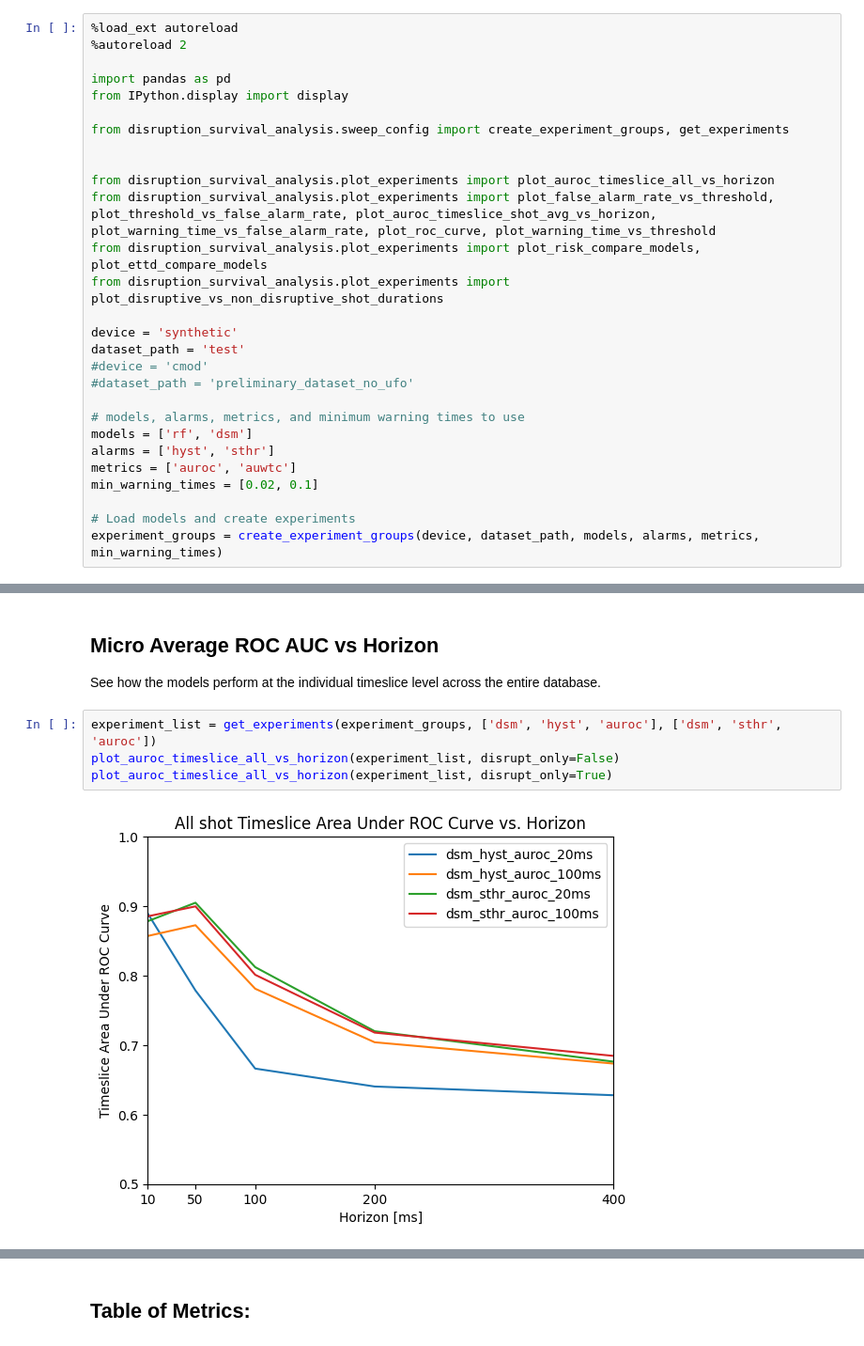
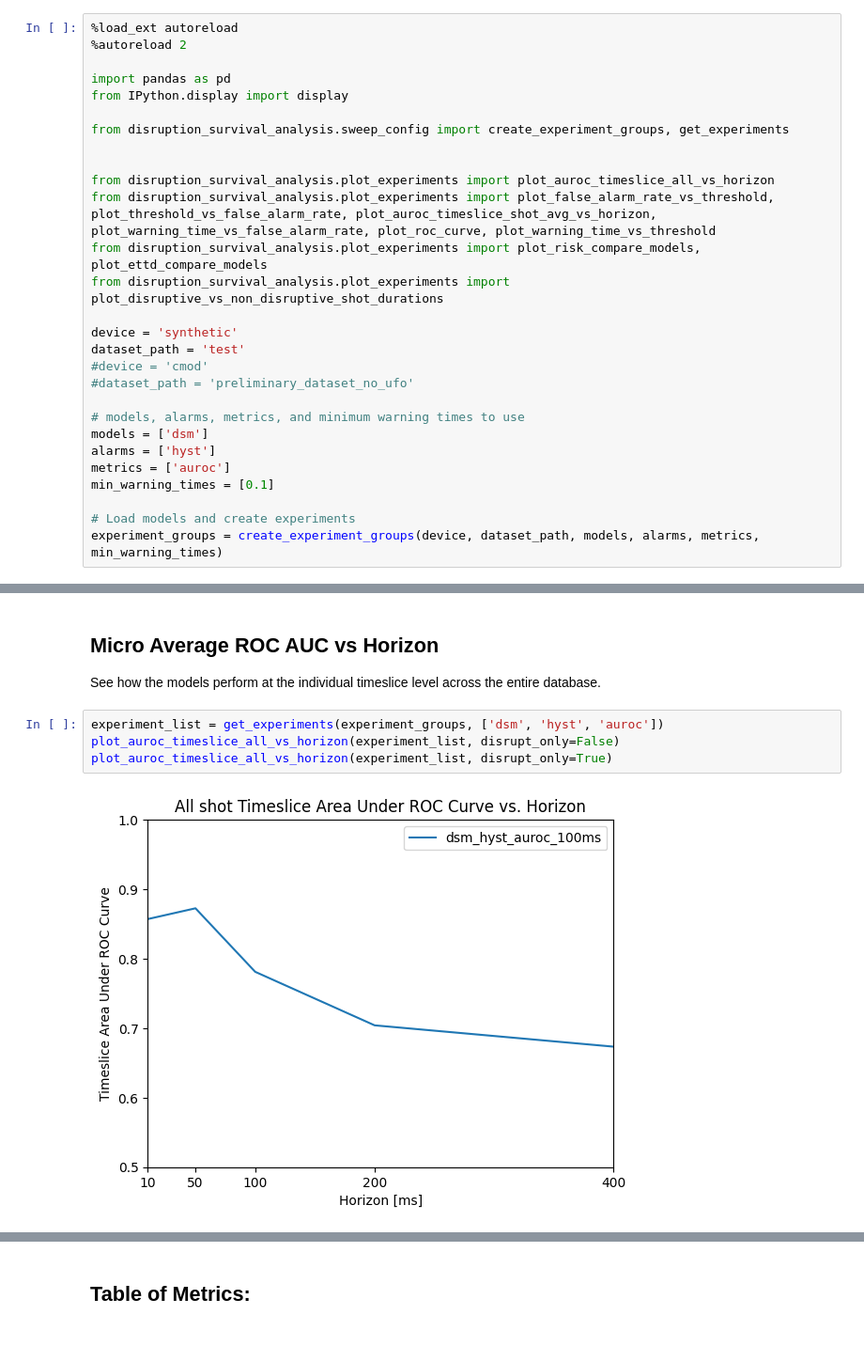
Before and after one commit to MIT-PSFC/disruption-survival-analysis, a Jupyter notebook: Run Experiments.ipynb, the cells around one changed output, grey strips where cells are left out. Shown at 94% size. Cells and saved outputs as stored; diff of their text form.

```diff
--- a/Run Experiments.ipynb
+++ b/Run Experiments.ipynb
@@ -19,10 +19,10 @@ dataset_path = 'test'
 #dataset_path = 'preliminary_dataset_no_ufo'
 
 # models, alarms, metrics, and minimum warning times to use
-models = ['rf', 'dsm']
-alarms = ['hyst', 'sthr']
-metrics = ['auroc', 'auwtc']
-min_warning_times = [0.02, 0.1]
+models = ['dsm']
+alarms = ['hyst']
+metrics = ['auroc']
+min_warning_times = [0.1]
 
 # Load models and create experiments
 experiment_groups = create_experiment_groups(device, dataset_path, models, alarms, metrics, min_warning_times)
@@ -49,8 +39,8 @@ Loaded model from models/synthetic/test/dsm_sthr_auwtc_100ms.pkl
 
 See how the models perform at the individual timeslice level across the entire database.
 # %%
-experiment_list = get_experiments(experiment_groups, ['dsm', 'hyst', 'auroc'], ['dsm', 'sthr', 'auroc'])
+experiment_list = get_experiments(experiment_groups, ['dsm', 'hyst', 'auroc'])
 plot_auroc_timeslice_all_vs_horizon(experiment_list, disrupt_only=False)
 plot_auroc_timeslice_all_vs_horizon(experiment_list, disrupt_only=True)
 # %% [output]
-[figure, old version]
+[figure, new version]
```
Also changed, not shown: parts of 5 cells of this notebook, 2 other files.
